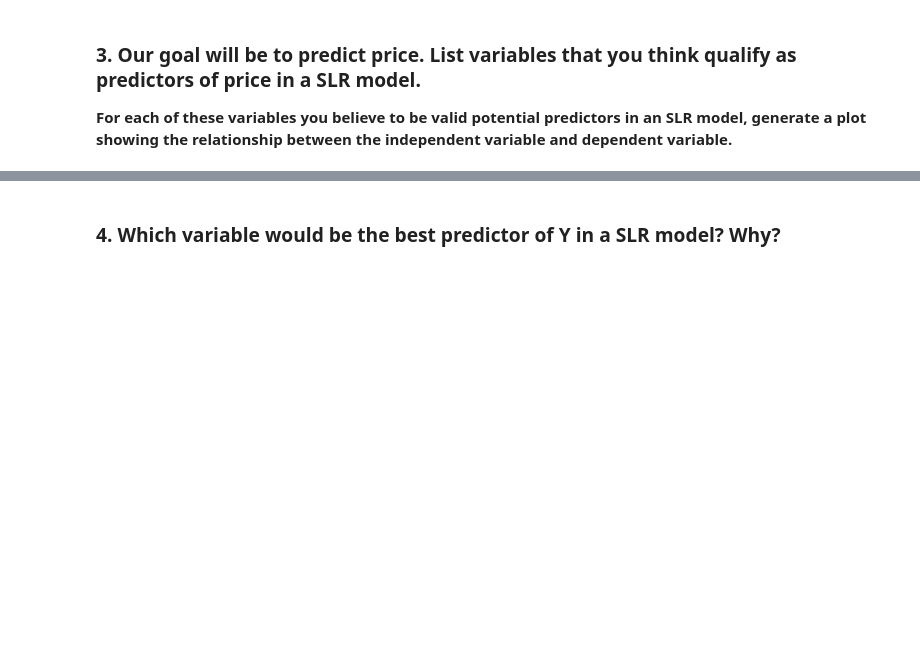
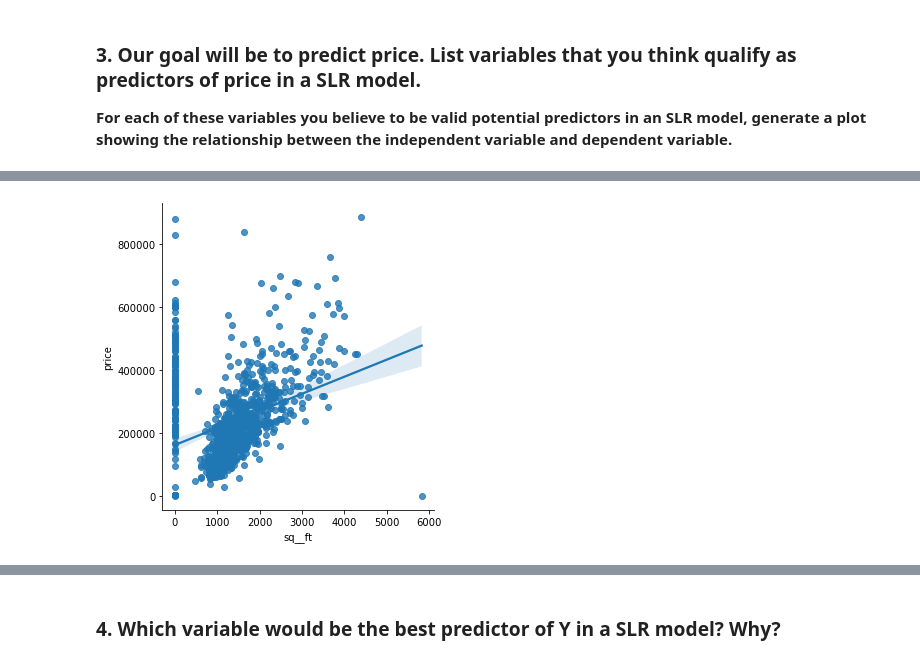
Before and after one commit to astever31/ds-project-12, a Jupyter notebook: simple-linear-regression-sacramento.ipynb, the cells around one changed output, grey strips where cells are left out. Cells and saved outputs as stored; diff of their text form; code cells hidden in the pictures; blank space fills up the shorter version.

```diff
--- a/simple-linear-regression-sacramento.ipynb
+++ b/simple-linear-regression-sacramento.ipynb
@@ -36,0 +130,5 @@ import scipy.stats
+# %%
+sns.lmplot(x='sq__ft', y='price', data=df)
+plt.show()
+# %% [output]
+[figure, added]
```
Also changed, not shown: parts of 30 cells of this notebook.
